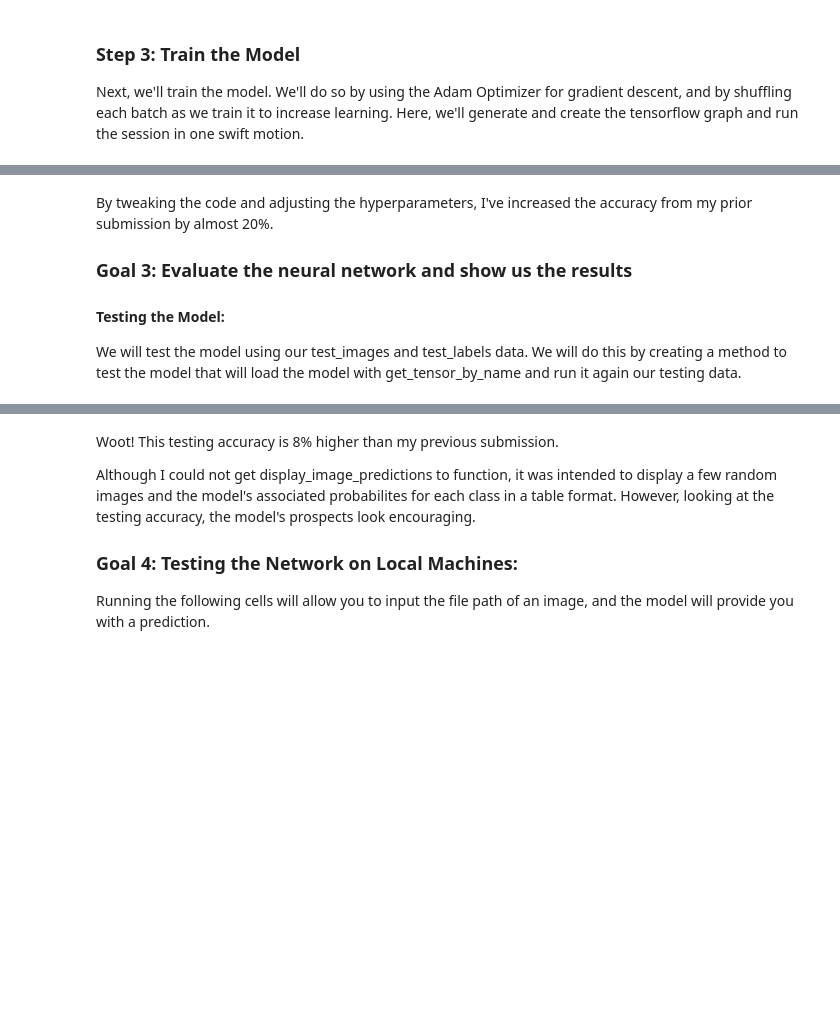
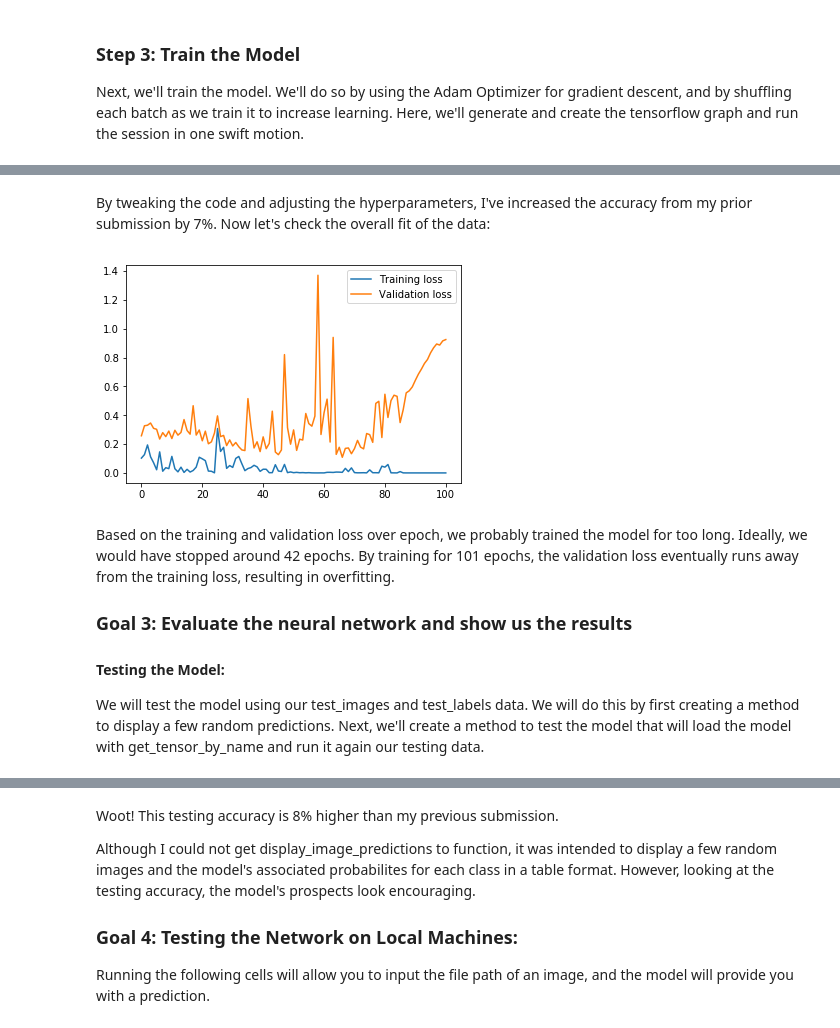
Before and after one commit to SrahSrah/Passio-Coding-Challenge, a Jupyter notebook: Passio Coding Challenge.ipynb, the cells around one changed output, grey strips where cells are left out. Drawn from its saved outputs; the diff is of its cells as text; code cells hidden in the pictures; blank space fills up the shorter version.

Commit message:
Added early stopping, display test images

```diff
--- a/Passio Coding Challenge.ipynb
+++ b/Passio Coding Challenge.ipynb
@@ -184,7 +175,7 @@ class Generate_Dataset:
     def generate_data_labels(self, directory):
         labels = []
         # Because we're doing a simple binary classification, we can one-hot-encode here:
-        if "Not Food" in directory:
+        if "Not" in directory:
             label = [1, 0]
         else:
             label = [0, 1]
@@ -469,7 +455,7 @@ def conv_net(x, keep_prob):
     return outputs
 # %%
 batch_size = 16
-epochs = 125
+epochs = 101
 keep_probability = .5
 learning_rate = 0.001
 # %%
@@ -487,7 +473,7 @@ def train_neural_network(session, optimizer, keep_probability, image_batch, labe
 
     session.run(optimizer, feed_dict = {"x:0":transposed_images, "y:0": np.array(label_batch), "keep_prob:0": keep_probability})
 # %%
-def print_stats(session, image_batch, label_batch, cost, accuracy):
+def print_stats(session, image_batch, label_batch, cost, accuracy, typeOfStat):
     """
     Print information about loss and validation accuracy
     : session: Current TensorFlow session
@@ -500,10 +486,11 @@ def print_stats(session, image_batch, label_batch, cost, accuracy):
     transposed_images = np.array(image_batch).transpose(0, 3, 1, 2)
 
     loss = session.run(cost, feed_dict={x: transposed_images, y: np.array(label_batch), keep_prob: 1.0})
-    valid_acc = session.run(accuracy, feed_dict={"x:0": transposed_images, "y:0": np.array(label_batch), "keep_prob:0": 1.0})
+    acc = session.run(accuracy, feed_dict={"x:0": transposed_images, "y:0": np.array(label_batch), "keep_prob:0": 1.0})
 
+    print(typeOfStat + ' Loss: {:>10.4f} Accuracy: {:.6f}'.format(loss,acc))
 
-    print('Loss: {:>10.4f} Accuracy: {:.6f}'.format(loss,valid_acc))
+    return loss
 # %% [markdown]
 ### Step 3: Train the Model
 
@@ -539,6 +526,11 @@ with tf.Graph().as_default():
     correct_pred = tf.equal(tf.argmax(logits, 1), tf.argmax(y, 1))
     accuracy = tf.reduce_mean(tf.cast(correct_pred, tf.float32), name= "accuracy")
 
+    # Keep track of loss, set up patience_count for early stopping:
+    train_loss = []
+    valid_loss = []
+    patience_count = 0
+
     print("Training...")
     with tf.Session() as sess:
         # Initializing the variables
@@ -546,6 +538,7 @@ with tf.Graph().as_default():
         init_l = tf.local_variables_initializer()
         sess.run(init_g)
         sess.run(init_l)
+
         # Training cycle
         for epoch in range(epochs):
             print("Epoch Number: " + str(epoch))
@@ -558,8 +551,24 @@ with tf.Graph().as_default():
                     train_neural_network(sess, optimizer, keep_probability, batch_images, batch_labels)
 
                 print("Epoch " + str(epoch) + ", Batch " + str(batch) + ": ")
-                print_stats(sess, valid_images, valid_labels, cost, accuracy)
-            #learning_rate = learning_rate/1.05
+                print_stats(sess, valid_images, valid_labels, cost, accuracy, "Validation")
+
+            # Display train and validation loss at the end of each epoch:
+            print("End of Epoch Losses:")
+            train_loss.append(print_stats(sess, batch_images, batch_labels, cost, accuracy, "Training"))
+            valid_loss.append(print_stats(sess, valid_images, valid_labels, cost, accuracy, "Validation"))
+
+            # Implement early stopping:
+            patience = 15
+            min_delta = 0.01
+            if epoch > 0 and valid_loss[epoch-1] - valid_loss[epoch] > min_delta:
+                patience_count = 0
+            else:
+                patience_count += 1
+
+            if patience_count > patience:
+                print("Early stopping...Saving Model...")
+                break
 
 
 
@@ -588,9 +597,20 @@ Loss:     0.5230 Accuracy: 0.944186
 Training Completed
+# %% [markdown]
+By tweaking the code and adjusting the hyperparameters, I've increased the accuracy from my prior submission by 7%. Now let's check the overall fit of the data:
+# %%
+
+plt.plot(train_loss, label='Training loss')
+plt.plot(valid_loss, label='Validation loss')
+plt.legend()
+_ = plt.ylim()
+plt.show()
+# %% [output]
+[figure, added]
 # %% [markdown]
-By tweaking the code and adjusting the hyperparameters, I've increased the accuracy from my prior submission by almost 20%.
+Based on the training and validation loss over epoch, we probably trained the model for too long. Ideally, we would have stopped around 42 epochs. By training for 101 epochs, the validation loss eventually runs away from the training loss, resulting in overfitting.
 
 
 ### Goal 3: Evaluate the neural network and show us the results
 #### Testing the Model:
 
-We will test the model using our test_images and test_labels data. We will do this by creating a method to test the model that will load the model with get_tensor_by_name and run it again our testing data.
+We will test the model using our test_images and test_labels data. We will do this by first creating a method to display a few random predictions. Next, we'll create a method to test the model that will load the model with get_tensor_by_name and run it again our testing data.
```
Also changed, not shown: parts of 13 cells of this notebook.
